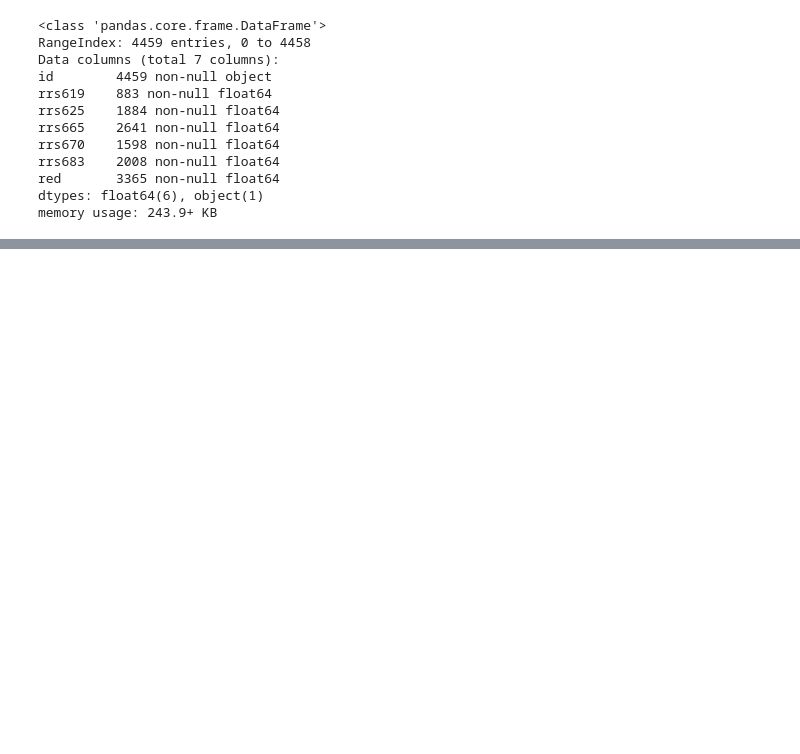
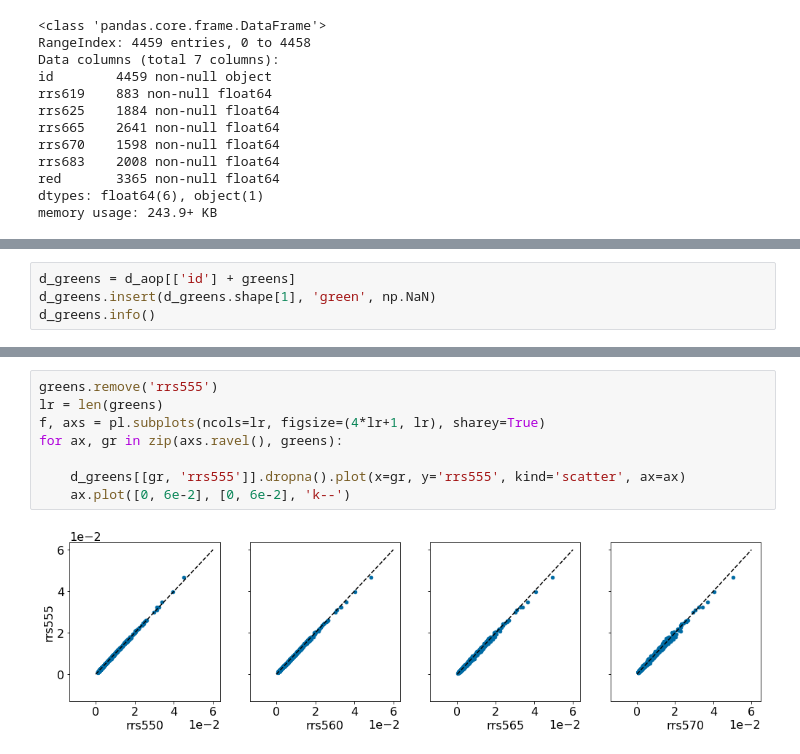
Before and after one commit to madHatter106/Bayesian-Chlorophyll, a Jupyter notebook: DataPrep-2-Developing_imputation_models_for_missing_data.ipynb, the cells around one changed output, grey strips where cells are left out. Saved outputs shown, nothing was run; the diff lists cells and outputs as text; blank space fills up the shorter version.

```diff
--- a/DataPrep-2-Developing_imputation_models_for_missing_data.ipynb
+++ b/DataPrep-2-Developing_imputation_models_for_missing_data.ipynb
@@ -176,0 +259,4 @@ memory usage: 243.9+ KB
+# %%
+d_greens = d_aop[['id'] + greens]
+d_greens.insert(d_greens.shape[1], 'green', np.NaN)
+d_greens.info()
@@ -176,0 +289,10 @@ memory usage: 243.9+ KB
+# %%
+greens.remove('rrs555')
+lr = len(greens)
+f, axs = pl.subplots(ncols=lr, figsize=(4*lr+1, lr), sharey=True)
+for ax, gr in zip(axs.ravel(), greens):
+
+    d_greens[[gr, 'rrs555']].dropna().plot(x=gr, y='rrs555', kind='scatter', ax=ax)
+    ax.plot([0, 6e-2], [0, 6e-2], 'k--')
+# %% [output]
+[figure, added]
```
Also changed, not shown: parts of 51 cells of this notebook.
